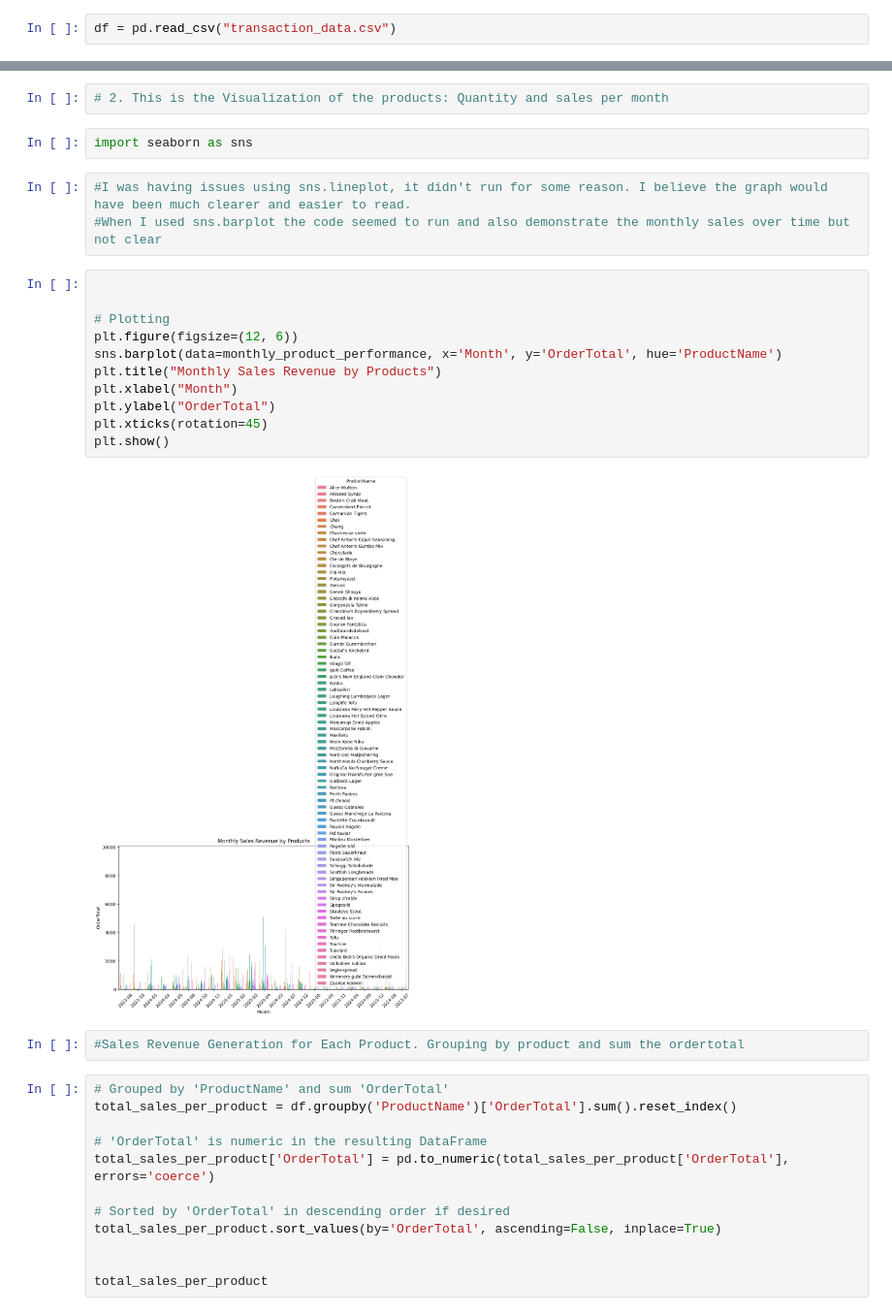
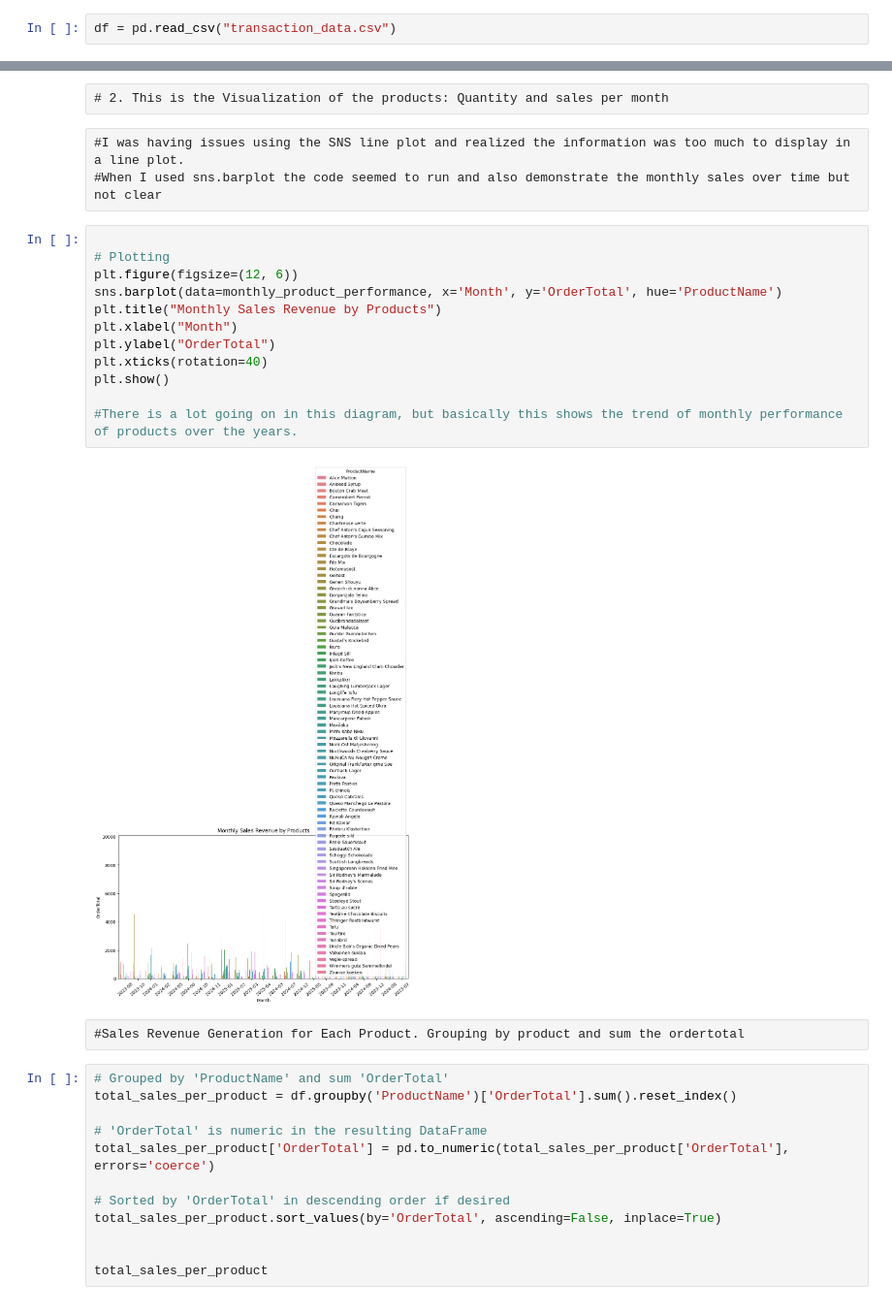
Before and after one commit to Fashiru/Capstone_2-repository, a Jupyter notebook: Capstone2(Transaction_data).ipynb, the cells around one changed output, grey strips where cells are left out. Shown: that part at 97% size. Saved outputs shown, nothing was run; the diff lists cells and outputs as text.

```diff
--- a/Capstone2(Transaction_data).ipynb
+++ b/Capstone2(Transaction_data).ipynb
@@ -52,28 +57,27 @@ monthly_product_performance
 |  | 2025-02 | 21 | 215.46 |
 |  | 2025-03 | 19 | 194.94 |
 881 rows × 2 columns
-# %%
-# 2. This is the Visualization of the products: Quantity and sales per month
-# %%
-import seaborn as sns
-# %%
-#I was having issues using sns.lineplot, it didn't run for some reason. I believe the graph would have been much clearer and easier to read.
-#When I used sns.barplot the code seemed to run and also demonstrate the monthly sales over time but not clear
+# %% [raw]
+# 2. This is the Visualization of the products: Quantity and sales per month
+# %% [raw]
+#I was having issues using the SNS line plot and realized the information was too much to display in a line plot.
+#When I used sns.barplot the code seemed to run and also demonstrate the monthly sales over time but not clear
 # %%
-
 
 # Plotting
 plt.figure(figsize=(12, 6))
 sns.barplot(data=monthly_product_performance, x='Month', y='OrderTotal', hue='ProductName')
 plt.title("Monthly Sales Revenue by Products")
 plt.xlabel("Month")
 plt.ylabel("OrderTotal")
-plt.xticks(rotation=45)
+plt.xticks(rotation=40)
 plt.show()
+
+#There is a lot going on in this diagram, but basically this shows the trend of monthly performance of products over the years.
 # %% [output]
-[figure, old version]
+[figure, new version]
-# %%
-#Sales Revenue Generation for Each Product. Grouping by product and sum the ordertotal
+# %% [raw]
+#Sales Revenue Generation for Each Product. Grouping by product and sum the ordertotal
 # %%
 # Grouped by 'ProductName' and sum 'OrderTotal'
 total_sales_per_product = df.groupby('ProductName')['OrderTotal'].sum().reset_index()
```
Also changed, not shown: parts of 19 cells of this notebook, 2 other files.
